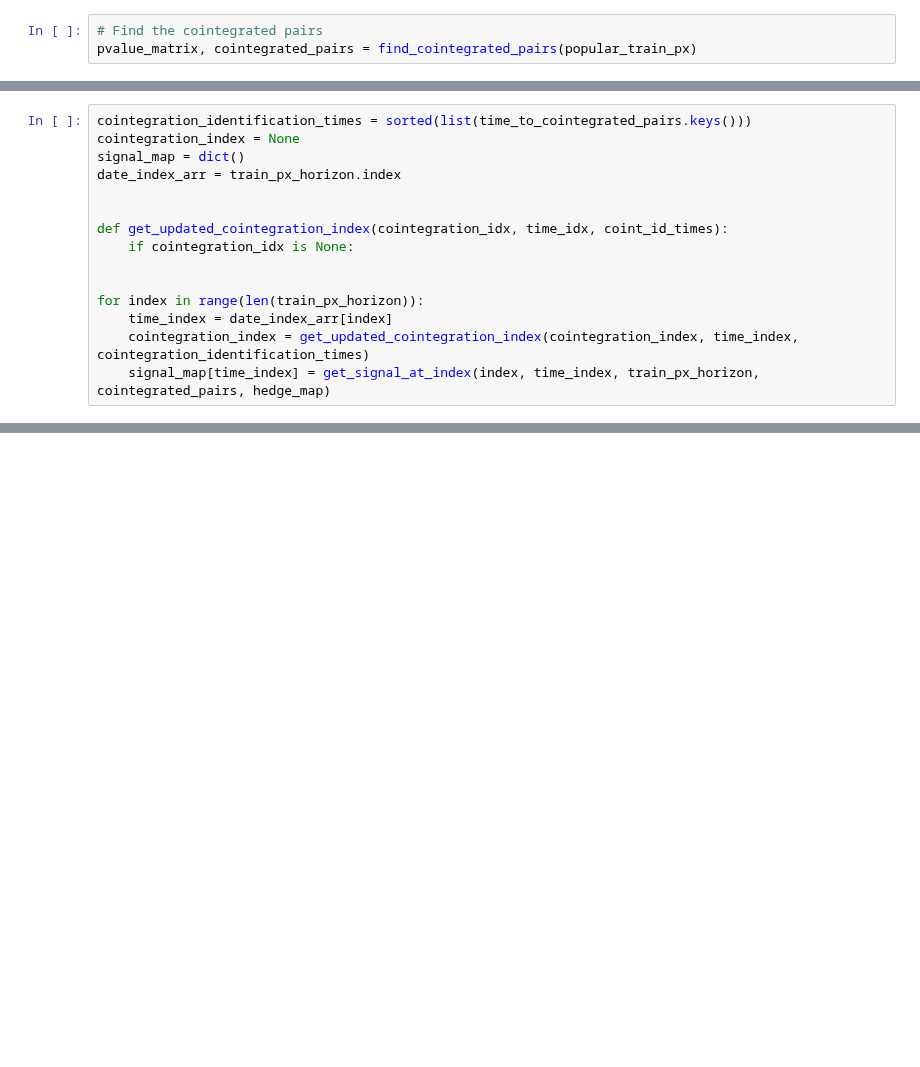
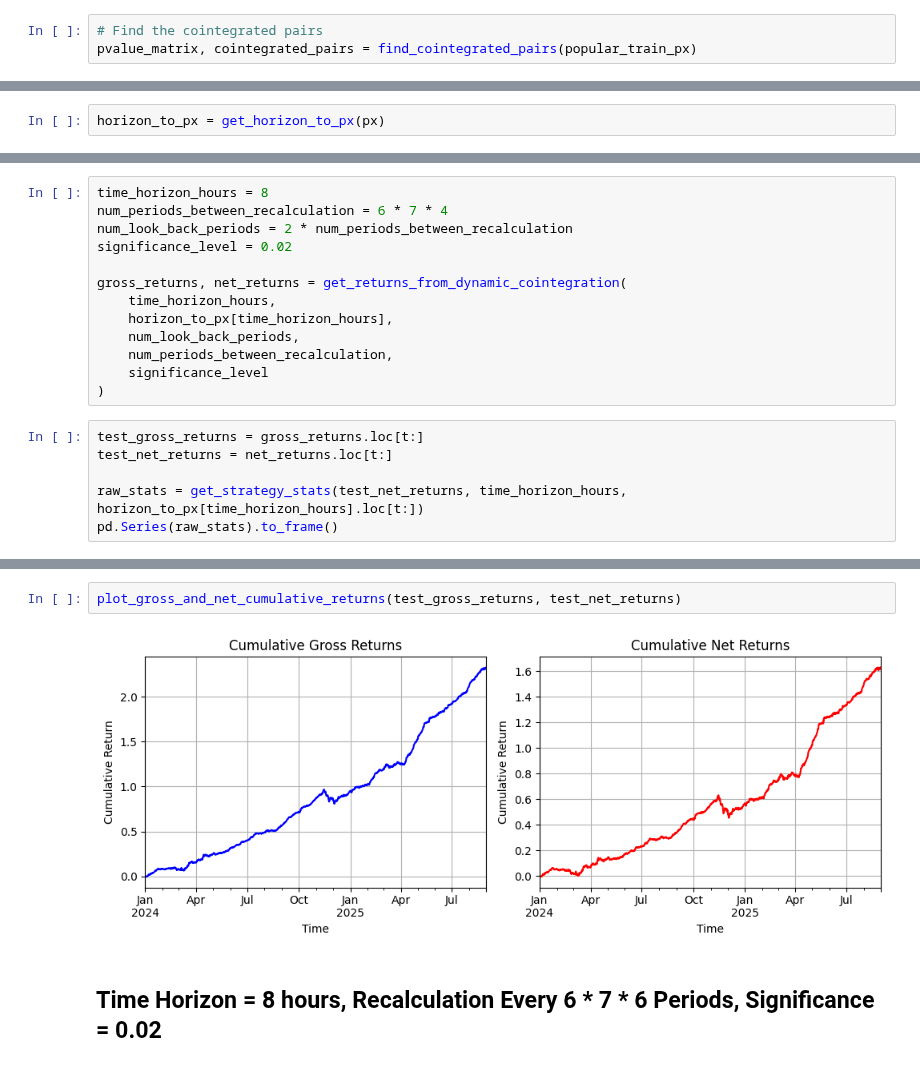
Before and after one commit to wbchristerson/crypto-strategies, a Jupyter notebook: statistical_arbitrage_cointegration.ipynb, the cells around one changed output, grey strips where cells are left out. Drawn from its saved outputs; the diff is of its cells as text; blank space fills up the shorter version.

Commit message:
test most promising parameter variations from training period for cointegration in pairs trading for testing period

```diff
--- a/statistical_arbitrage_cointegration.ipynb
+++ b/statistical_arbitrage_cointegration.ipynb
@@ -729,15 +175,0 @@ time_to_cointegrated_pairs = get_cointegrated_pairs_with_window(
-# %%
-cointegration_identification_times = sorted(list(time_to_cointegrated_pairs.keys()))
-cointegration_index = None
-signal_map = dict()
-date_index_arr = train_px_horizon.index
-
-
-def get_updated_cointegration_index(cointegration_idx, time_idx, coint_id_times):
-    if cointegration_idx is None:
-
-
-for index in range(len(train_px_horizon)):
-    time_index = date_index_arr[index]
-    cointegration_index = get_updated_cointegration_index(cointegration_index, time_index, cointegration_identification_times)
-    signal_map[time_index] = get_signal_at_index(index, time_index, train_px_horizon, cointegrated_pairs, hedge_map)
@@ -858,0 +504,2 @@ print(f"Sharpe Ratio: {sharpe_ratio:.2f}")
+# %%
+horizon_to_px = get_horizon_to_px(px)
@@ -858,0 +508,19 @@ print(f"Sharpe Ratio: {sharpe_ratio:.2f}")
+# %%
+time_horizon_hours = 8
+num_periods_between_recalculation = 6 * 7 * 4
+num_look_back_periods = 2 * num_periods_between_recalculation
+significance_level = 0.02
+
+gross_returns, net_returns = get_returns_from_dynamic_cointegration(
+    time_horizon_hours,
+    horizon_to_px[time_horizon_hours],
+    num_look_back_periods,
+    num_periods_between_recalculation,
+    significance_level
+)
+# %%
+test_gross_returns = gross_returns.loc[t:]
+test_net_returns = net_returns.loc[t:]
+
+raw_stats = get_strategy_stats(test_net_returns, time_horizon_hours, horizon_to_px[time_horizon_hours].loc[t:])
+pd.Series(raw_stats).to_frame()
@@ -858,0 +538,6 @@ print(f"Sharpe Ratio: {sharpe_ratio:.2f}")
+# %%
+plot_gross_and_net_cumulative_returns(test_gross_returns, test_net_returns)
+# %% [output]
+[figure, added]
+# %% [markdown]
+## Time Horizon = 8 hours, Recalculation Every 6 * 7 * 6 Periods, Significance = 0.02
```
Also changed, not shown: parts of 68 cells of this notebook, 3 other files.
